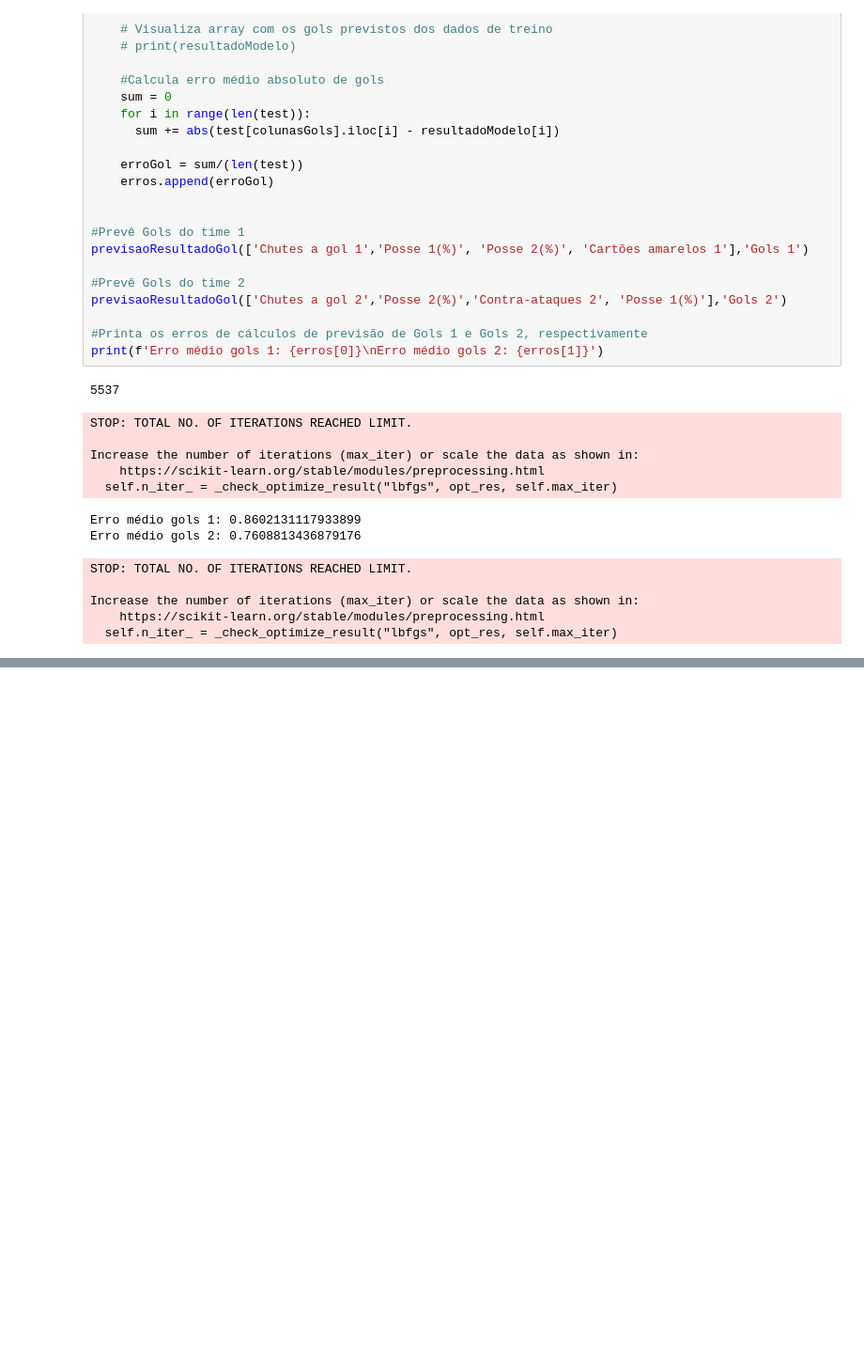
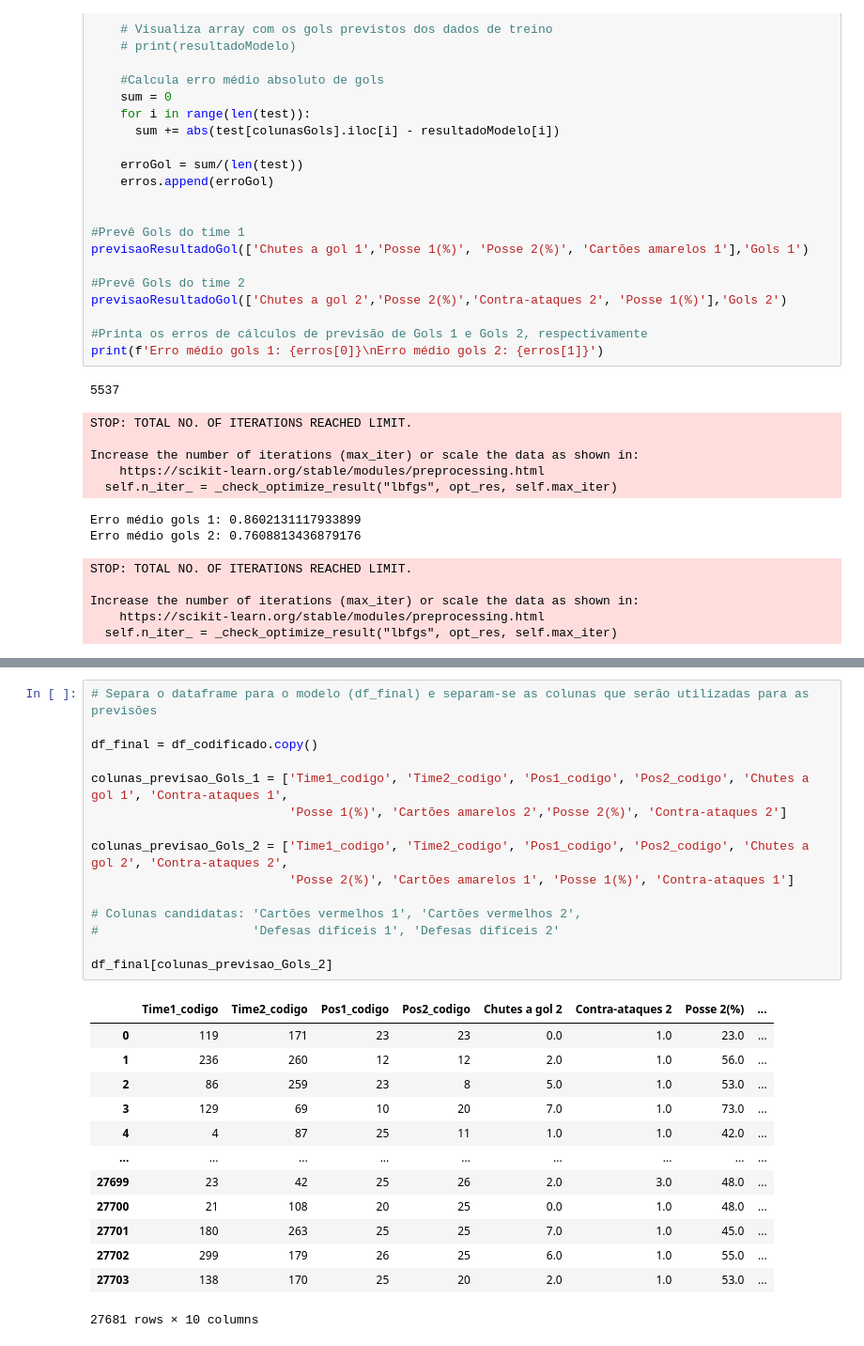
Before and after one commit to UFRJ-Analytica/PS-2025.1, a Jupyter notebook: analise_exploratorio.ipynb, the cells around one changed output, grey strips where cells are left out. Shown at 94% size. Saved outputs shown, nothing was run; the diff lists cells and outputs as text; blank space fills up the shorter version.

```diff
--- a/analise_exploratorio.ipynb
+++ b/analise_exploratorio.ipynb
@@ -640,0 +685,29 @@ Increase the number of iterations (max_iter) or scale the data as shown in:
+# %%
+# Separa o dataframe para o modelo (df_final) e separam-se as colunas que serão utilizadas para as previsões
+
+df_final = df_codificado.copy()
+
+colunas_previsao_Gols_1 = ['Time1_codigo', 'Time2_codigo', 'Pos1_codigo', 'Pos2_codigo', 'Chutes a gol 1', 'Contra-ataques 1',
+                           'Posse 1(%)', 'Cartões amarelos 2','Posse 2(%)', 'Contra-ataques 2']
+
+colunas_previsao_Gols_2 = ['Time1_codigo', 'Time2_codigo', 'Pos1_codigo', 'Pos2_codigo', 'Chutes a gol 2', 'Contra-ataques 2',
+                           'Posse 2(%)', 'Cartões amarelos 1', 'Posse 1(%)', 'Contra-ataques 1']
+
+# Colunas candidatas: 'Cartões vermelhos 1', 'Cartões vermelhos 2',
+#                     'Defesas difíceis 1', 'Defesas difíceis 2'
+
+df_final[colunas_previsao_Gols_2]
+# %% [output]
+|  | Time1_codigo | Time2_codigo | Pos1_codigo | Pos2_codigo | Chutes a gol 2 | Contra-ataques 2 | Posse 2(%) | ... |
+| 0 | 119 | 171 | 23 | 23 | 0.0 | 1.0 | 23.0 | ... |
+| 1 | 236 | 260 | 12 | 12 | 2.0 | 1.0 | 56.0 | ... |
+| 2 | 86 | 259 | 23 | 8 | 5.0 | 1.0 | 53.0 | ... |
+| 3 | 129 | 69 | 10 | 20 | 7.0 | 1.0 | 73.0 | ... |
+| 4 | 4 | 87 | 25 | 11 | 1.0 | 1.0 | 42.0 | ... |
+| ... | ... | ... | ... | ... | ... | ... | ... | ... |
+| 27699 | 23 | 42 | 25 | 26 | 2.0 | 3.0 | 48.0 | ... |
+| 27700 | 21 | 108 | 20 | 25 | 0.0 | 1.0 | 48.0 | ... |
+| 27701 | 180 | 263 | 25 | 25 | 7.0 | 1.0 | 45.0 | ... |
+| 27702 | 299 | 179 | 26 | 25 | 6.0 | 1.0 | 55.0 | ... |
+| 27703 | 138 | 170 | 25 | 20 | 2.0 | 1.0 | 53.0 | ... |
+27681 rows × 10 columns
```
Also changed, not shown: parts of 7 cells of this notebook.
